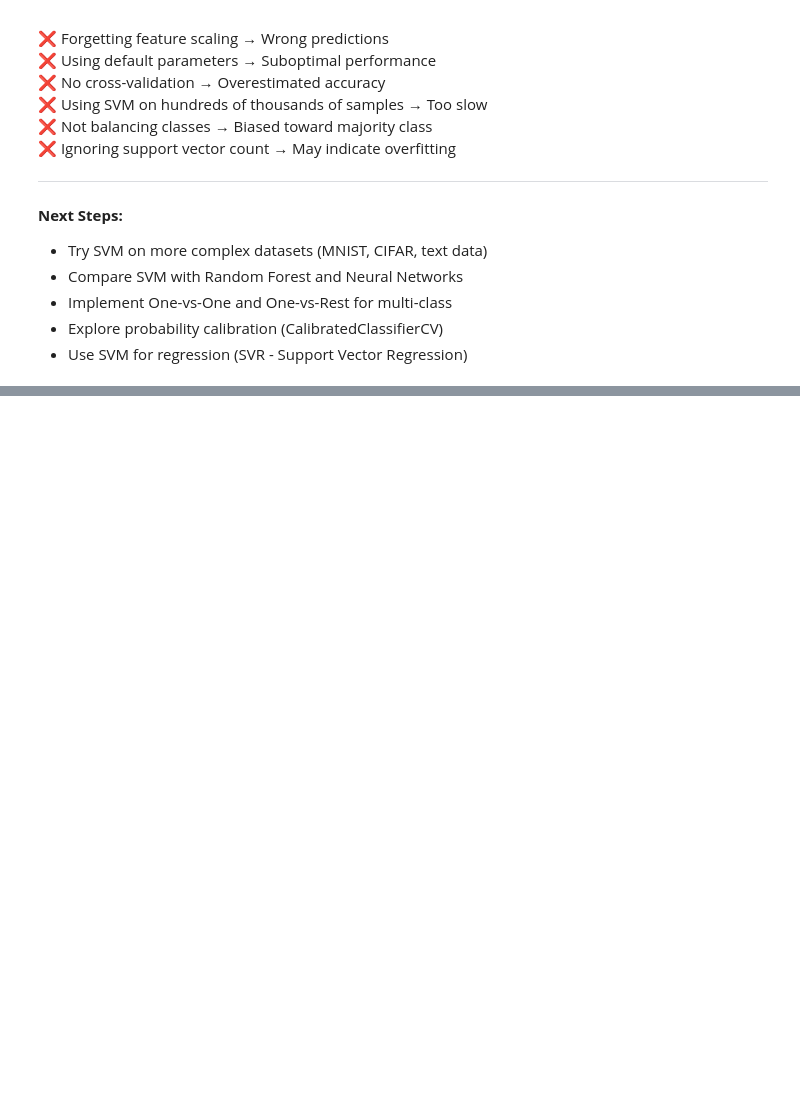
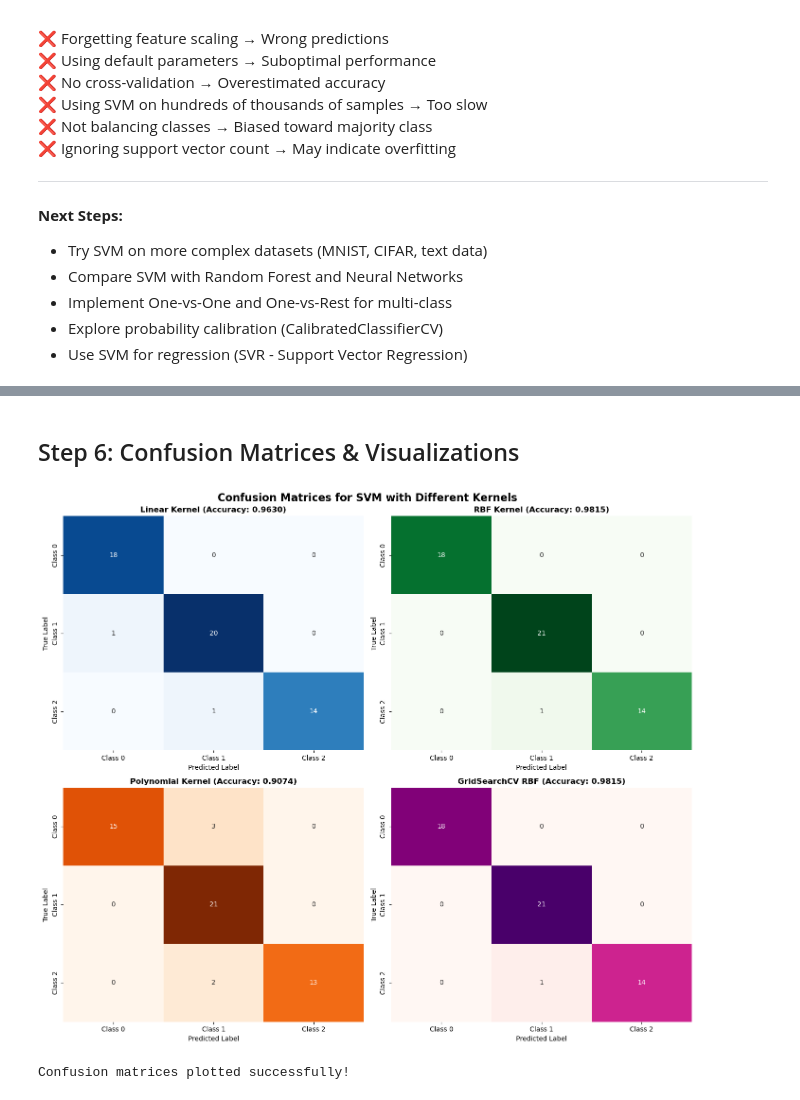
Before and after one commit to murali-marimekala/pg-genai-ml-priv, a Jupyter notebook: MyLearning/wk5_Day2-MMK-4_SVM.ipynb, the cells around one changed output, grey strips where cells are left out. Saved outputs shown, nothing was run; the diff lists cells and outputs as text; code cells hidden in the pictures; blank space fills up the shorter version.

```diff
--- a/MyLearning/wk5_Day2-MMK-4_SVM.ipynb
+++ b/MyLearning/wk5_Day2-MMK-4_SVM.ipynb
@@ -1484,0 +2293,19 @@ Confidence: |−0.242| = 0.242 (moderate confidence)
+# %%
+# 4.3: Polynomial Kernel SVM
+svm_poly = SVC(kernel='poly', degree=3, random_state=42)
+svm_poly.fit(X_train_scaled, y_train_wine)
+
+y_train_pred_poly = svm_poly.predict(X_train_scaled)
+y_test_pred_poly = svm_poly.predict(X_test_scaled)
+
+train_acc_poly = accuracy_score(y_train_wine, y_train_pred_poly)
+test_acc_poly = accuracy_score(y_test, y_test_pred_poly)
+
+print("\n" + "="*50)
+print("POLYNOMIAL KERNEL SVM (degree=3)")
+print("="*50)
+print(f"Training Accuracy: {train_acc_poly:.4f}")
+print(f"Testing Accuracy: {test_acc_poly:.4f}")
+print("\nClassification Report (Test Set):")
+target_names = [f'Class {i}' for i in np.unique(y_train_wine)]
+print(classification_report(y_test, y_test_pred_poly, target_names=target_names))
@@ -1484,0 +2434,48 @@ Confidence: |−0.242| = 0.242 (moderate confidence)
+# %% [markdown]
+## Step 6: Confusion Matrices & Visualizations
+# %%
+# 6.1: Confusion Matrices for All Models
+fig, axes = plt.subplots(2, 2, figsize=(14, 12))
+fig.suptitle('Confusion Matrices for SVM with Different Kernels', fontsize=16, fontweight='bold')
+
+target_names = [f'Class {i}' for i in np.unique(y_train_wine)]
+
+# Linear
+cm_linear = confusion_matrix(y_test, y_test_pred_linear)
+sns.heatmap(cm_linear, annot=True, fmt='d', cmap='Blues', ax=axes[0, 0],
+            xticklabels=target_names, yticklabels=target_names, cbar=False)
+axes[0, 0].set_title(f'Linear Kernel (Accuracy: {test_acc_linear:.4f})', fontweight='bold')
+axes[0, 0].set_ylabel('True Label')
+axes[0, 0].set_xlabel('Predicted Label')
+
+# RBF
+cm_rbf = confusion_matrix(y_test, y_test_pred_rbf)
+sns.heatmap(cm_rbf, annot=True, fmt='d', cmap='Greens', ax=axes[0, 1],
+            xticklabels=target_names, yticklabels=target_names, cbar=False)
+axes[0, 1].set_title(f'RBF Kernel (Accuracy: {test_acc_rbf:.4f})', fontweight='bold')
+axes[0, 1].set_ylabel('True Label')
+axes[0, 1].set_xlabel('Predicted Label')
+
+# Polynomial
+cm_poly = confusion_matrix(y_test, y_test_pred_poly)
+sns.heatmap(cm_poly, annot=True, fmt='d', cmap='Oranges', ax=axes[1, 0],
+            xticklabels=target_names, yticklabels=target_names, cbar=False)
+axes[1, 0].set_title(f'Polynomial Kernel (Accuracy: {test_acc_poly:.4f})', fontweight='bold')
+axes[1, 0].set_ylabel('True Label')
+axes[1, 0].set_xlabel('Predicted Label')
+
+# GridSearchCV Best Model
+cm_grid = confusion_matrix(y_test, y_test_pred_grid)
+sns.heatmap(cm_grid, annot=True, fmt='d', cmap='RdPu', ax=axes[1, 1],
+            xticklabels=target_names, yticklabels=target_names, cbar=False)
+axes[1, 1].set_title(f'GridSearchCV RBF (Accuracy: {test_acc_grid:.4f})', fontweight='bold')
+axes[1, 1].set_ylabel('True Label')
+axes[1, 1].set_xlabel('Predicted Label')
+
+plt.tight_layout()
+plt.show()
+
+print("Confusion matrices plotted successfully!")
+# %% [output]
+[figure, added]
+Confusion matrices plotted successfully!
```
Also changed, not shown: parts of 24 cells of this notebook, 3 other files.
